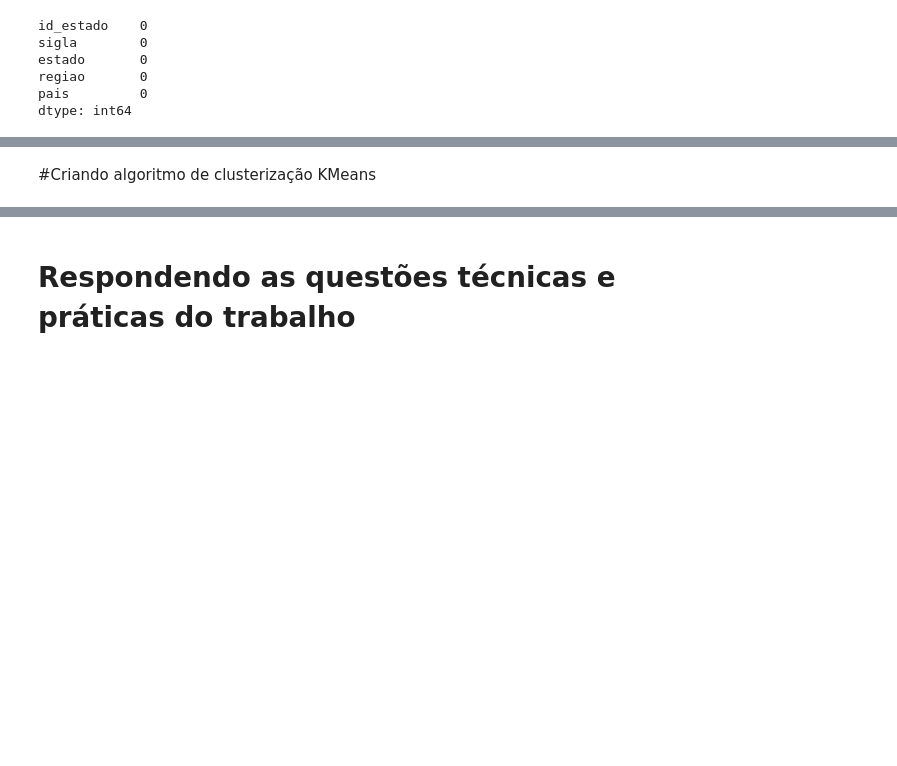
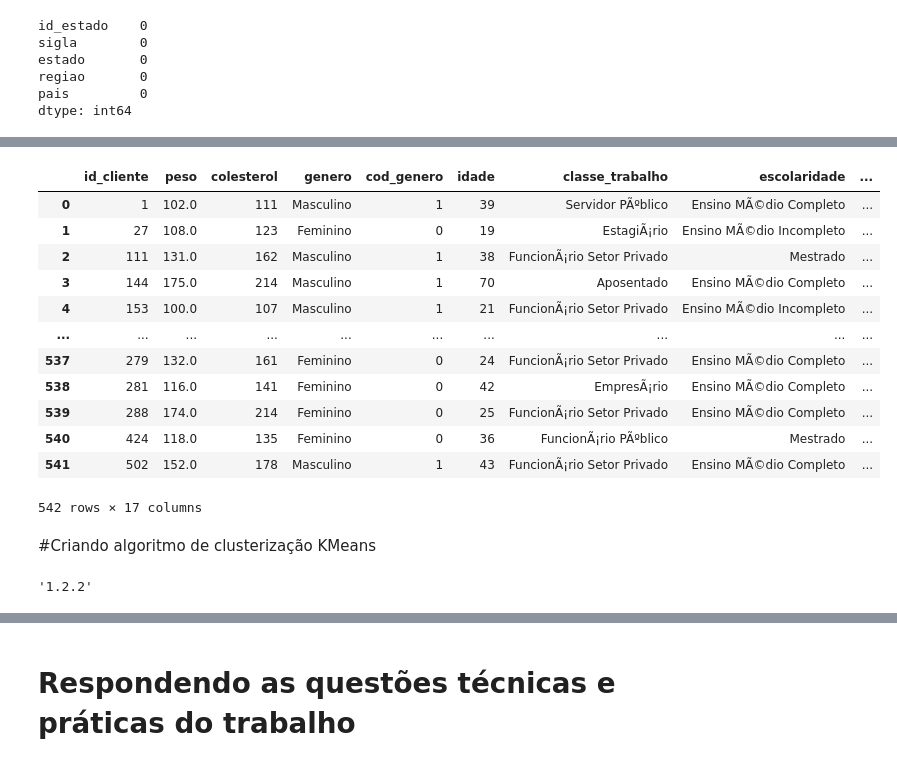
Before and after one commit to pzoliveira/IGTI_DESM1, a Jupyter notebook: IGTI_DESM1.ipynb, the cells around one changed output, grey strips where cells are left out. Cells and saved outputs as stored; diff of their text form; code cells hidden in the pictures; blank space fills up the shorter version.

```diff
--- a/IGTI_DESM1.ipynb
+++ b/IGTI_DESM1.ipynb
@@ -249,2 +308,21 @@ dtype: int64
+# %%
+base_completa = pd.merge(clientes_clinicos, estado_regiao, on='id_estado')
+# %%
+base_completa.sort_values('id_cliente').reset_index(drop=True)
+base_completa
+# %% [output]
+|  | id_cliente | peso | colesterol | genero | cod_genero | idade | classe_trabalho | escolaridade | ... |
+| 0 | 1 | 102.0 | 111 | Masculino | 1 | 39 | Servidor PÃºblico | Ensino MÃ©dio Completo | ... |
+| 1 | 27 | 108.0 | 123 | Feminino | 0 | 19 | EstagiÃ¡rio | Ensino MÃ©dio Incompleto | ... |
+| 2 | 111 | 131.0 | 162 | Masculino | 1 | 38 | FuncionÃ¡rio Setor Privado | Mestrado | ... |
+| 3 | 144 | 175.0 | 214 | Masculino | 1 | 70 | Aposentado | Ensino MÃ©dio Completo | ... |
+| 4 | 153 | 100.0 | 107 | Masculino | 1 | 21 | FuncionÃ¡rio Setor Privado | Ensino MÃ©dio Incompleto | ... |
+| ... | ... | ... | ... | ... | ... | ... | ... | ... | ... |
+| 537 | 279 | 132.0 | 161 | Feminino | 0 | 24 | FuncionÃ¡rio Setor Privado | Ensino MÃ©dio Completo | ... |
+| 538 | 281 | 116.0 | 141 | Feminino | 0 | 42 | EmpresÃ¡rio | Ensino MÃ©dio Completo | ... |
+| 539 | 288 | 174.0 | 214 | Feminino | 0 | 25 | FuncionÃ¡rio Setor Privado | Ensino MÃ©dio Completo | ... |
+| 540 | 424 | 118.0 | 135 | Feminino | 0 | 36 | FuncionÃ¡rio PÃºblico | Mestrado | ... |
+| 541 | 502 | 152.0 | 178 | Masculino | 1 | 43 | FuncionÃ¡rio Setor Privado | Ensino MÃ©dio Completo | ... |
+542 rows × 17 columns
 # %% [markdown]
 #Criando algoritmo de clusterização KMeans
@@ -250,0 +335,4 @@ dtype: int64
+# %%
+sklearn.__version__
+# %% [output]
+'1.2.2'
```
Also changed, not shown: parts of 30 cells of this notebook.
